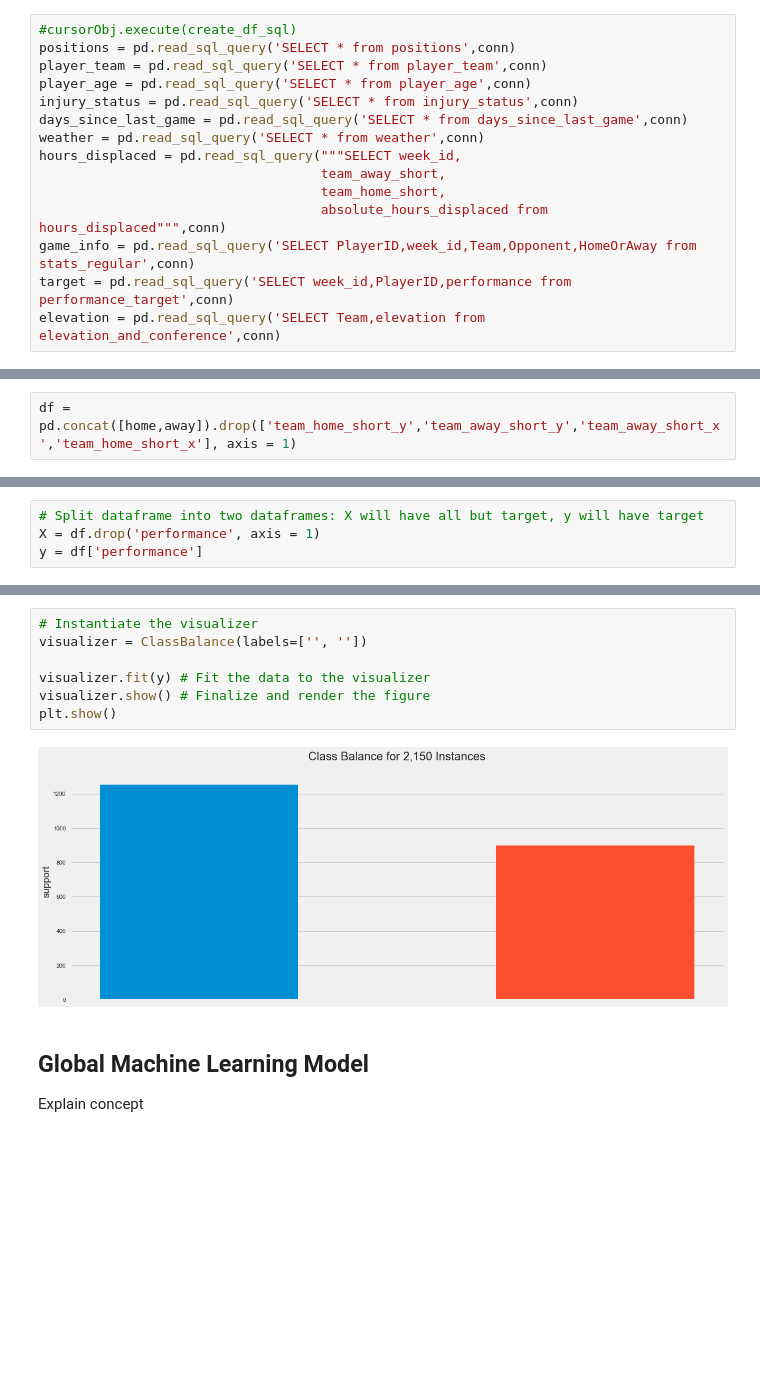
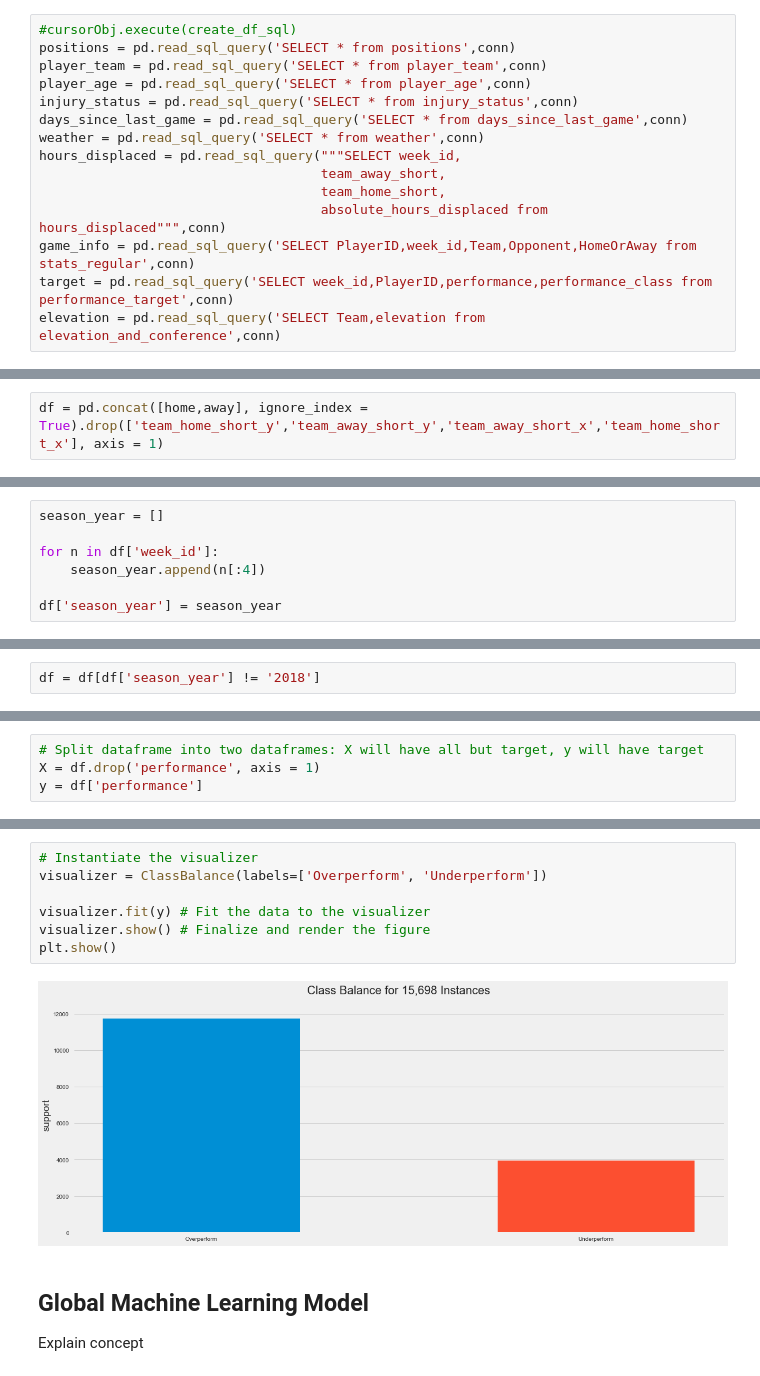
Before and after one commit to oconnorac/Cloudy-with-a-Chance-of-Football, a Jupyter notebook: notebooks/machine_learning/Global_Model_ClassificationReport_ConfusionMatrix.ipynb, the cells around one changed output, grey strips where cells are left out. Drawn from its saved outputs; the diff is of its cells as text; blank space fills up the shorter version.

```diff
--- a/notebooks/machine_learning/Global_Model_ClassificationReport_ConfusionMatrix.ipynb
+++ b/notebooks/machine_learning/Global_Model_ClassificationReport_ConfusionMatrix.ipynb
@@ -125,7 +130,7 @@ hours_displaced = pd.read_sql_query("""SELECT week_id,
                                     team_home_short,
                                     absolute_hours_displaced from hours_displaced""",conn)
 game_info = pd.read_sql_query('SELECT PlayerID,week_id,Team,Opponent,HomeOrAway from stats_regular',conn)
-target = pd.read_sql_query('SELECT week_id,PlayerID,performance from performance_target',conn)
+target = pd.read_sql_query('SELECT week_id,PlayerID,performance,performance_class from performance_target',conn)
 elevation = pd.read_sql_query('SELECT Team,elevation from elevation_and_conference',conn)
 # %%
 df = player_team.merge(positions, how = 'left', on = 'PlayerID').drop_duplicates()
@@ -152,7 +157,7 @@ away = pd.merge(away, weather, how = 'left', left_on = ['week_id','Team'], right
 # %%
 df = df.drop_duplicates()
 # %%
-df = pd.concat([home,away]).drop(['team_home_short_y','team_away_short_y','team_away_short_x','team_home_short_x'], axis = 1)
+df = pd.concat([home,away], ignore_index = True).drop(['team_home_short_y','team_away_short_y','team_away_short_x','team_home_short_x'], axis = 1)
 # %%
 season_week = []
 
@@ -163,5 +172,14 @@ df['season_week'] = season_week
+# %%
+season_year = []
+
+for n in df['week_id']:
+    season_year.append(n[:4])
+
+df['season_year'] = season_year
 # %%
 df = df[pd.notnull(df['performance'])]
+# %%
+df = df[df['season_year'] != '2018']
 # %%
 df
 # %% [output]
@@ -259,12 +319,12 @@ y = df['performance']
 # %%
 # Instantiate the visualizer
-visualizer = ClassBalance(labels=['', ''])
+visualizer = ClassBalance(labels=['Overperform', 'Underperform'])
 
 visualizer.fit(y) # Fit the data to the visualizer
 visualizer.show() # Finalize and render the figure
 plt.show()
 # %% [output]
-[figure, old version]
+[figure, new version]
 # %% [markdown]
 ## Global Machine Learning Model
 <a id='global_model_cell'></a>
```
Also changed, not shown: parts of 22 cells of this notebook, 6 other files.
